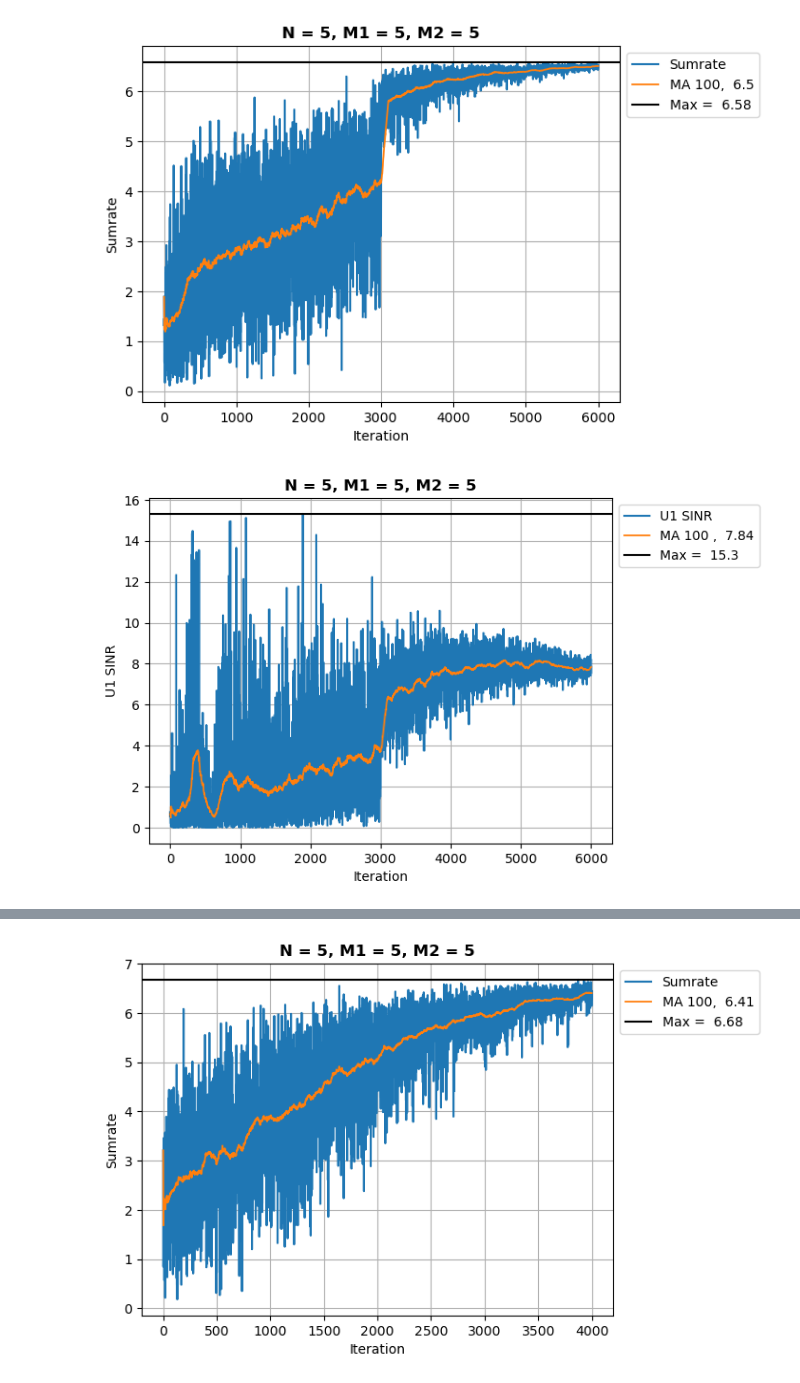
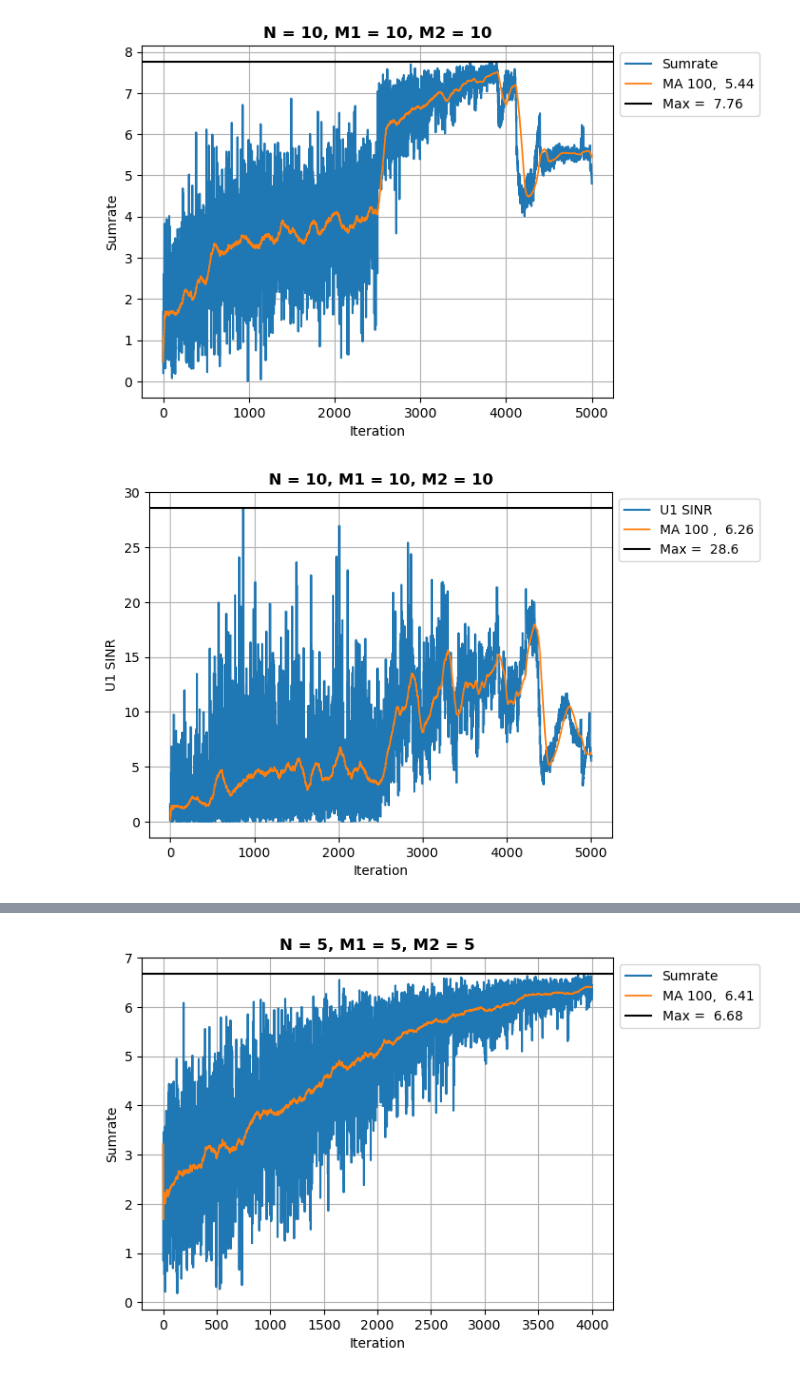
Before and after one commit to DanesH-Abdollahi/IRS-Project, a Jupyter notebook: src/main.ipynb, the cells around one changed output, grey strips where cells are left out. Cells and saved outputs as stored; diff of their text form; code cells hidden in the pictures.

```diff
--- a/src/main.ipynb
+++ b/src/main.ipynb
@@ -145,7 +131,7 @@ def run2(iterations: int, env=None, agent=None, method="Iterations_Only"):
     if agent == None :
         agent = Agent(num_states=env.num_of_users, bound=1, batch_size=128, max_size=100000,
                         env=env, n_actions=num_of_actions,
-                        noise=0.02, alpha=0.0002, beta=0.0004, fc1=512, fc2=256)
+                        noise=0.055, alpha=0.0002, beta=0.0004, fc1=512, fc2=256)
 
 
     num_of_iterations = iterations
@@ -158,26 +144,11 @@ def run2(iterations: int, env=None, agent=None, method="Iterations_Only"):
 
     for iter in tqdm(range(num_of_iterations), desc= colored("Agent is Learning :) ", "green"), ncols=123, colour= "red"):
 
-        # if iter < num_of_iterations / 5:
-        #     agent.noise = 0.5
-        # elif iter < num_of_iterations * 2 / 5:
-        #     agent.noise = 0.4
-        # elif iter < num_of_iterations * 3 / 5:
-        #     agent.noise = 0.3
-        # elif iter < num_of_iterations * 4 / 5:
-        #     agent.noise = 0.2
-        # elif iter < num_of_iterations - 300 :
-        #     agent.noise = 0.1
-        # else:
-        #     agent.noise = 0.001
-
-        # agent.noise = (0.5) / (log(iter + 1, 10) + 1)
-
         if iter < num_of_iterations / 2:
-            agent.noise = (0.5) * exp(-(iter / 4000) ** 1.1)
+            agent.noise = (0.5) * exp(-(iter / num_of_iterations) ** 1.9)
 
         else:
-            agent.noise = (0.5) * exp(-(iter / 2000) ** 1.1)
+            agent.noise = (0.5) * exp(-(iter / (num_of_iterations/2)) ** 1.9)
 
 
         action = agent.choose_action(obs)
@@ -200,7 +171,7 @@ def run2(iterations: int, env=None, agent=None, method="Iterations_Only"):
 # %%
 # Construct 2 equivalent environment
 sigma = 1e-2
-env1 = Environment(num_of_antennas=5, num_of_irs1=5, num_of_irs2=5,
+env1 = Environment(num_of_antennas=10, num_of_irs1=10, num_of_irs2=10,
                             path_loss_exponent=2, irs1_to_antenna=20,
                             irs2_to_antenna=30, irs1_to_irs2=40, transmitted_power=1)
 
@@ -213,7 +184,7 @@ U21 = env1.CreateUser(distance_to_antenna=60, distance_to_irs1=40, distance_to_i
                     los_to_irs2=True, sinr_threshold=3, penalty=0, allocated_power=0.5, weight=1)
 #-------------------------------------------------------------------------------------------------------
 
-env2 = Environment(num_of_antennas=5, num_of_irs1=5, num_of_irs2=5,
+env2 = Environment(num_of_antennas=10, num_of_irs1=10, num_of_irs2=10,
                             path_loss_exponent=2, irs1_to_antenna=20,
                             irs2_to_antenna=30, irs1_to_irs2=40, transmitted_power=1)
 
@@ -270,5 +236,5 @@ Power split factor = 0.52 | Power noise = 0.00033
 # %%
-agent1 = run2(6000, env=env2)
+agent1 = run2(5000, env=env1)
 # %% [output]
-[figure, old version]
+[figure, new version]
-[figure, old version]
+[figure, new version]
```
Also changed, not shown: parts of 6 cells of this notebook, 1 other file.
